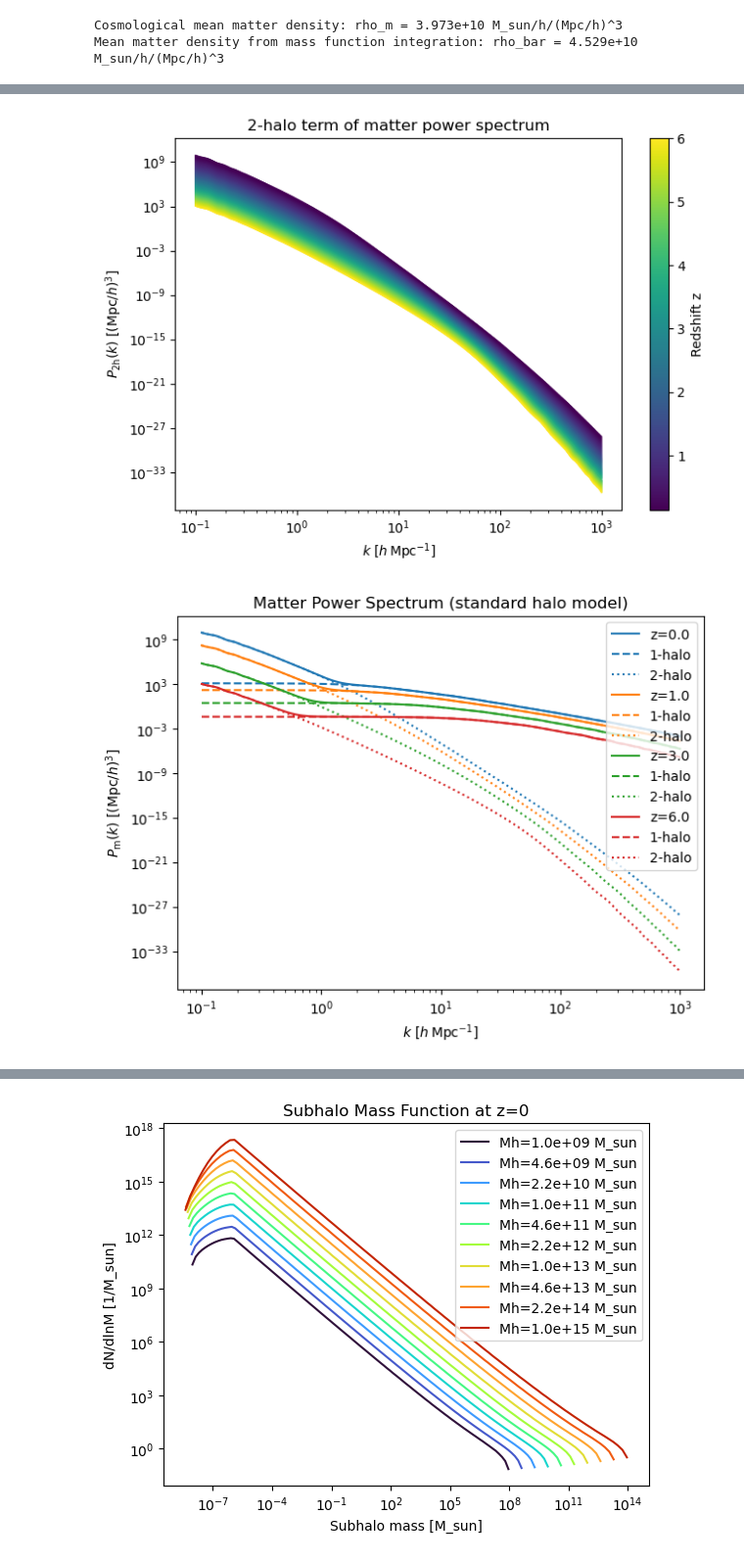
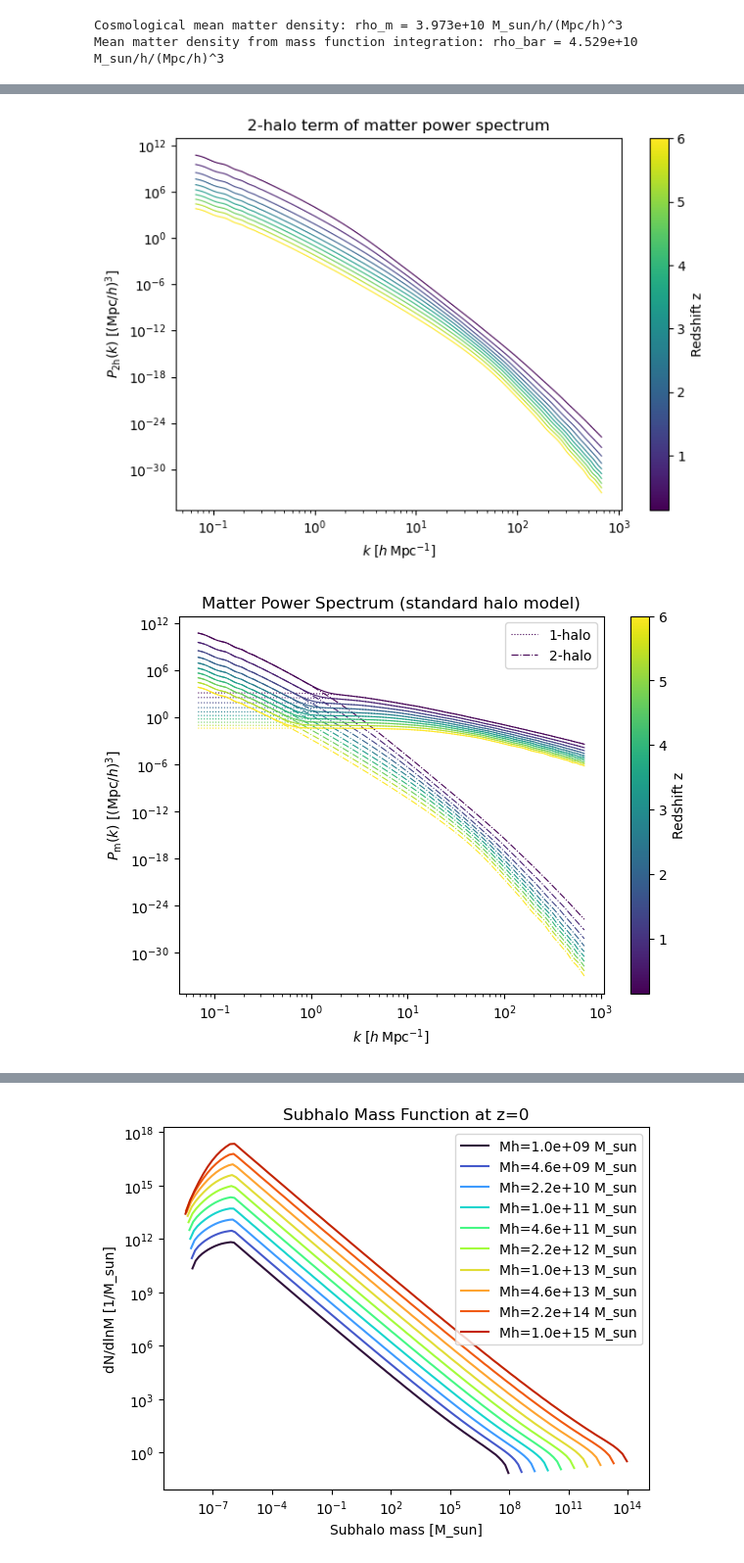
Before and after one commit to Bieslookje/Weak-lensing, a Jupyter notebook: Halo_model.ipynb, the cells around one changed output, grey strips where cells are left out. Shown at 98% size. Drawn from its saved outputs; the diff is of its cells as text; code cells hidden in the pictures.

```diff
--- a/Halo_model.ipynb
+++ b/Halo_model.ipynb
@@ -23,3 +17,12 @@ from colossus.cosmology import cosmology as colossus_cosmo
+# %%
+zmin=0.15
+zmax=6.0
+kmin=1e-1
+kmax=1e3
+n=256
+
+k_grid = np.logspace(np.log10(kmin), np.log10(kmax), n)*c.h
+z_grid = np.linspace(0,zmax,n)
 # %%
 WMAP9 = colossus_cosmo.setCosmology('WMAP9')
 cosmo = colossus_cosmo.getCurrent()
@@ -208,6 +208,9 @@ Cosmological mean matter density: rho_m = 3.973e+10 M_sun/h/(Mpc/h)^3
 Mean matter density from mass function integration: rho_bar = 4.529e+10 M_sun/h/(Mpc/h)^3
 # %%
 rho = rho_cosmo
+# %%
+z_list = np.linspace(0.0,6.0,10)
+z_grid = z_list
 # %%
 P_1h = np.zeros((len(k_grid), len(z_grid)))
 def integrand(M, k, z):
@@ -295,26 +299,36 @@ cbar.set_label('Redshift z')
 plt.tight_layout()
 plt.show()
 # %% [output]
-[figure, old version]
+[figure, new version]
 # %%
 Pm = P_1h + P_2h
 
-z_list = [0.0, 1.0, 3.0, 6.0]
 fig, ax = plt.subplots(figsize=(7,5))
 ax.set_title('Matter Power Spectrum (standard halo model)')
 ax.set_xlabel(r'$k\ [h\,{\rm Mpc}^{-1}]$')
 ax.set_ylabel(r'$P_{\rm m}(k)$ [$(\mathrm{Mpc}/h)^3$]')
 ax.set_xscale('log')
 ax.set_yscale('log')
-for z in z_list:
-    i = np.argmin(np.abs(z_grid - z))
-    ax.plot(k_grid, Pm[:, i], label=f'z={z}')
-    ax.plot(k_grid, P_1h[:, i], ls='--', color=ax.lines[-1].get_color(), label='1-halo')
-    ax.plot(k_grid, P_2h[:, i], ls=':', color=ax.lines[-1].get_color(), label='2-halo')
-ax.legend(loc='upper right')
+
+# Colormap for redshift
+cmap = viridis
+norm = Normalize(vmin=zmin, vmax=zmax)
+
+for i,z in enumerate(z_list):
+    ax.plot(k_grid, Pm[:, i], color=cmap(norm(z)), lw=0.8)
+    ax.plot(k_grid, P_1h[:, i], ls=':', color=cmap(norm(z)), lw=0.8, label='1-halo')
+    ax.plot(k_grid, P_2h[:, i], ls='-.', color=cmap(norm(z)), lw=0.8, label='2-halo')
+    if i==0:
+        ax.legend()
+
+sm = ScalarMappable(cmap=cmap, norm=norm)
+sm.set_array([])  # required for ScalarMappable
+cbar = fig.colorbar(sm, ax=ax)
+cbar.set_label('Redshift z')
+
 plt.show()
 # %% [output]
-[figure, old version]
+[figure, new version]
 # %%
 from sashimi_c import *
 M = np.logspace(9.0, 15.0, 10)  #Masses at z=0
```
Also changed, not shown: parts of 30 cells of this notebook.
